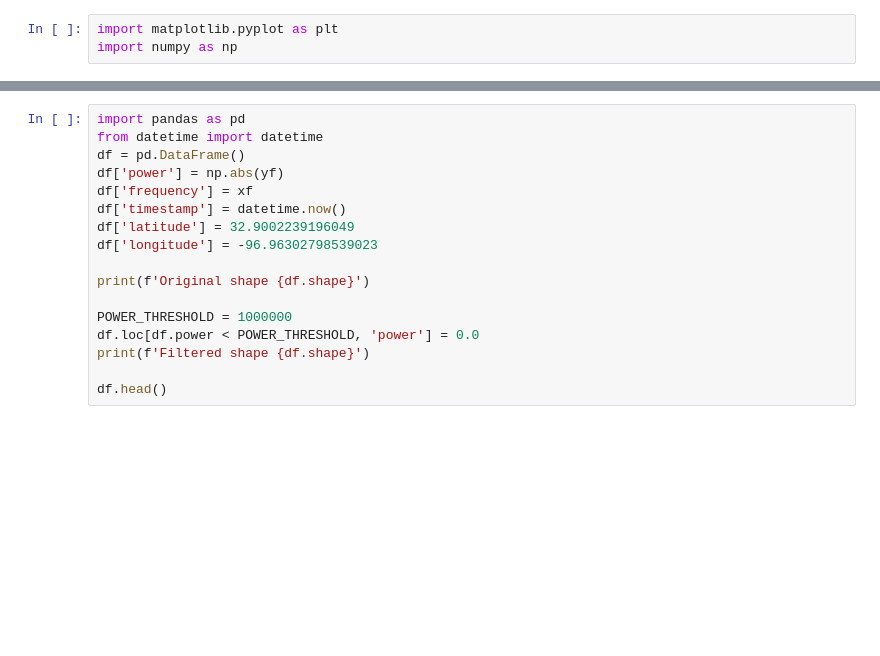
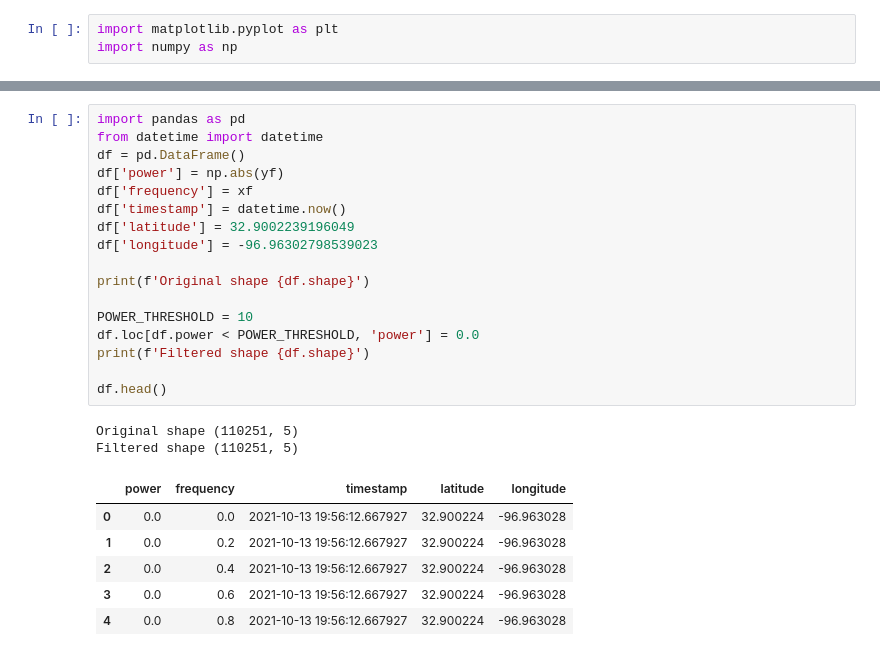
Before and after one commit to evandigby/iss-dsp, a Jupyter notebook: wave-transform.ipynb, the cells around one changed output, grey strips where cells are left out. Drawn from its saved outputs; the diff is of its cells as text; blank space fills up the shorter version.

```diff
--- a/wave-transform.ipynb
+++ b/wave-transform.ipynb
@@ -55,20 +59,29 @@ plt.show()
 # %%
 import pandas as pd
 from datetime import datetime
 df = pd.DataFrame()
 df['power'] = np.abs(yf)
 df['frequency'] = xf
 df['timestamp'] = datetime.now()
 df['latitude'] = 32.9002239196049
 df['longitude'] = -96.96302798539023
 
 print(f'Original shape {df.shape}')
 
-POWER_THRESHOLD = 1000000
+POWER_THRESHOLD = 10
 df.loc[df.power < POWER_THRESHOLD, 'power'] = 0.0
 print(f'Filtered shape {df.shape}')
 
 df.head()
+# %% [output]
+Original shape (110251, 5)
+Filtered shape (110251, 5)
+|  | power | frequency | timestamp | latitude | longitude |
+| 0 | 0.0 | 0.0 | 2021-10-13 19:56:12.667927 | 32.900224 | -96.963028 |
+| 1 | 0.0 | 0.2 | 2021-10-13 19:56:12.667927 | 32.900224 | -96.963028 |
+| 2 | 0.0 | 0.4 | 2021-10-13 19:56:12.667927 | 32.900224 | -96.963028 |
+| 3 | 0.0 | 0.6 | 2021-10-13 19:56:12.667927 | 32.900224 | -96.963028 |
+| 4 | 0.0 | 0.8 | 2021-10-13 19:56:12.667927 | 32.900224 | -96.963028 |
 # %%
 plt.plot(df.frequency, df.power)
 plt.show()
```
Also changed, not shown: parts of 5 cells of this notebook, 5 other files.
